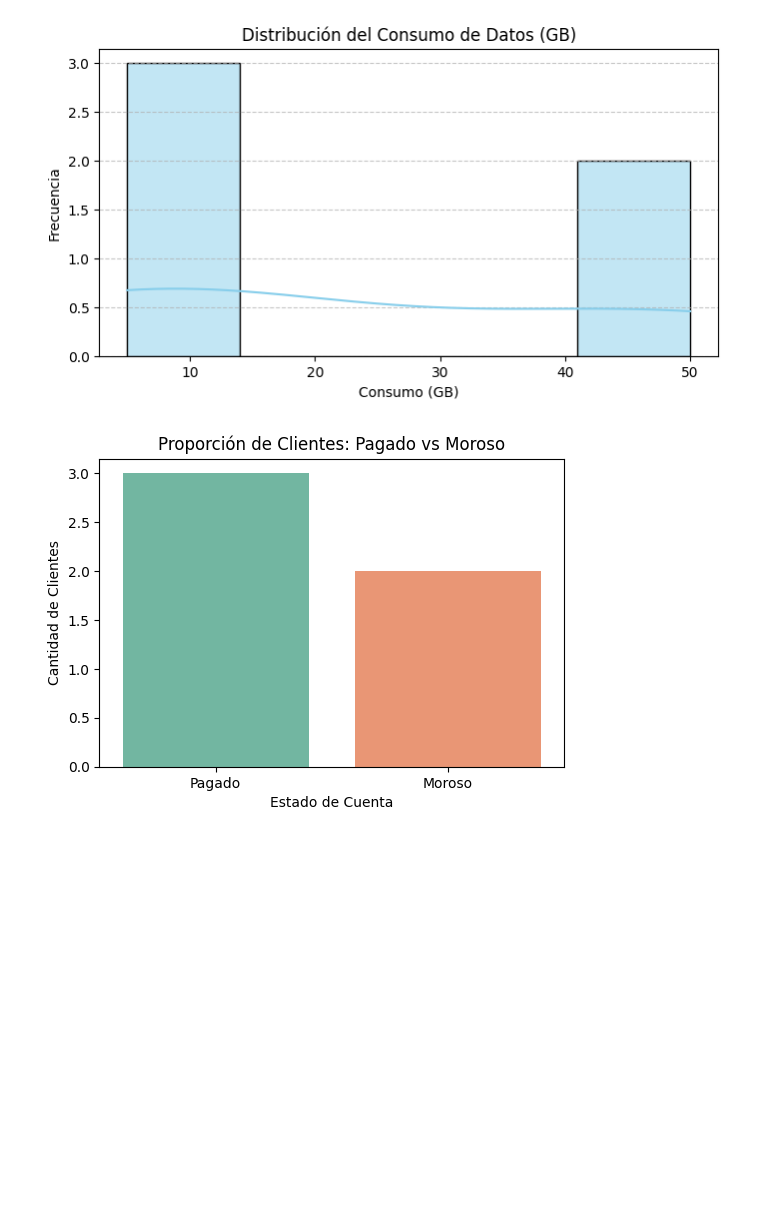
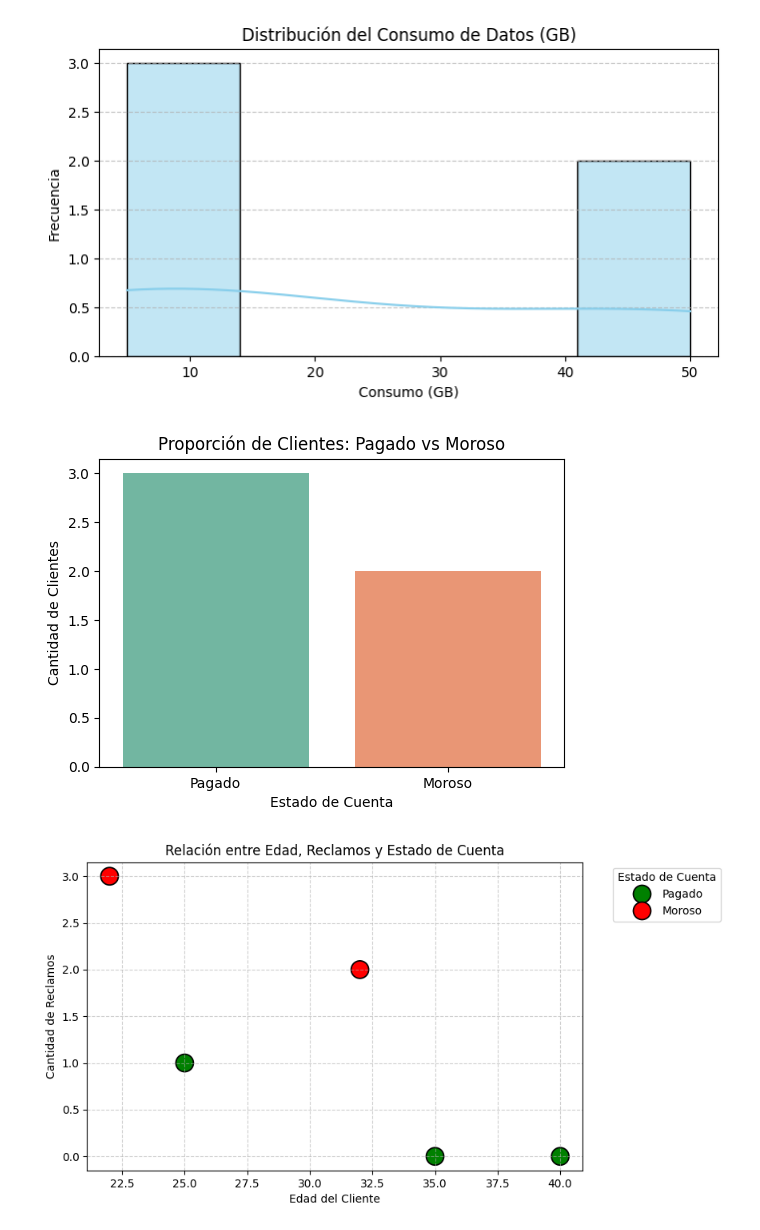
Before and after one commit to chapaman40/CIENCIA-DE-DATOS2026, a Jupyter notebook: CienciadeDatos/Mineriadedatos/Clase1.2.ipynb, the cells around one changed output. Saved outputs shown, nothing was run; the diff lists cells and outputs as text; code cells hidden in the pictures; blank space fills up the shorter version.

Commit message:
feat: add data preprocessing and exploration analysis to Clase1.2.ipynb

```diff
--- a/CienciadeDatos/Mineriadedatos/Clase1.2.ipynb
+++ b/CienciadeDatos/Mineriadedatos/Clase1.2.ipynb
@@ -45,30 +45,53 @@ def main():
     # Crear un gráfico de barras del "Estado de Cuenta"
     plt.figure(figsize=(6, 4))
     sns.countplot(data=df, x="Estado_Cuenta", hue="Estado_Cuenta", palette='Set2', legend=False)
     plt.title('Proporción de Clientes: Pagado vs Moroso')
     plt.xlabel('Estado de Cuenta')
     plt.ylabel('Cantidad de Clientes')
     plt.show()
 
+        # Gráfico adicional: Morosidad, Edad y Reclamos
+    plt.figure(figsize=(8, 5))
+    sns.scatterplot(
+        data=df,
+        x="Edad",
+        y="Reclamos",
+        hue="Estado_Cuenta",
+        palette={"Pagado": "green", "Moroso": "red"},
+        s=250,
+        marker="o",
+        edgecolor="black"
+    )
+    plt.title('Relación entre Edad, Reclamos y Estado de Cuenta')
+    plt.xlabel('Edad del Cliente')
+    plt.ylabel('Cantidad de Reclamos')
+    plt.legend(title='Estado de Cuenta', bbox_to_anchor=(1.05, 1), loc='upper left')
+    plt.grid(True, linestyle='--', alpha=0.6)
+    plt.show()
+
+
+
+
 if __name__ == "__main__":
     main()
 # %% [output]
  PREPROCESAMIENTO DE DATOS
 
 [INFO] Información del DataFrame:
 <class 'pandas.core.frame.DataFrame'>
 RangeIndex: 5 entries, 0 to 4
 Data columns (total 6 columns):
  #   Column         Non-Null Count  Dtype
 ---  ------         --------------  -----
  0   Cliente        5 non-null      int64
  1   Edad           5 non-null      int64
  2   Plan           5 non-null      object
  3   Consumo_GB     5 non-null      int64
 ... (26 lines left out)
 [VALIDACIÓN] Cantidad de Filas Duplicadas:
 0
 
  EXPLORACIÓN DE DATOS
 [figure]
 [figure]
+[figure, added]
```
